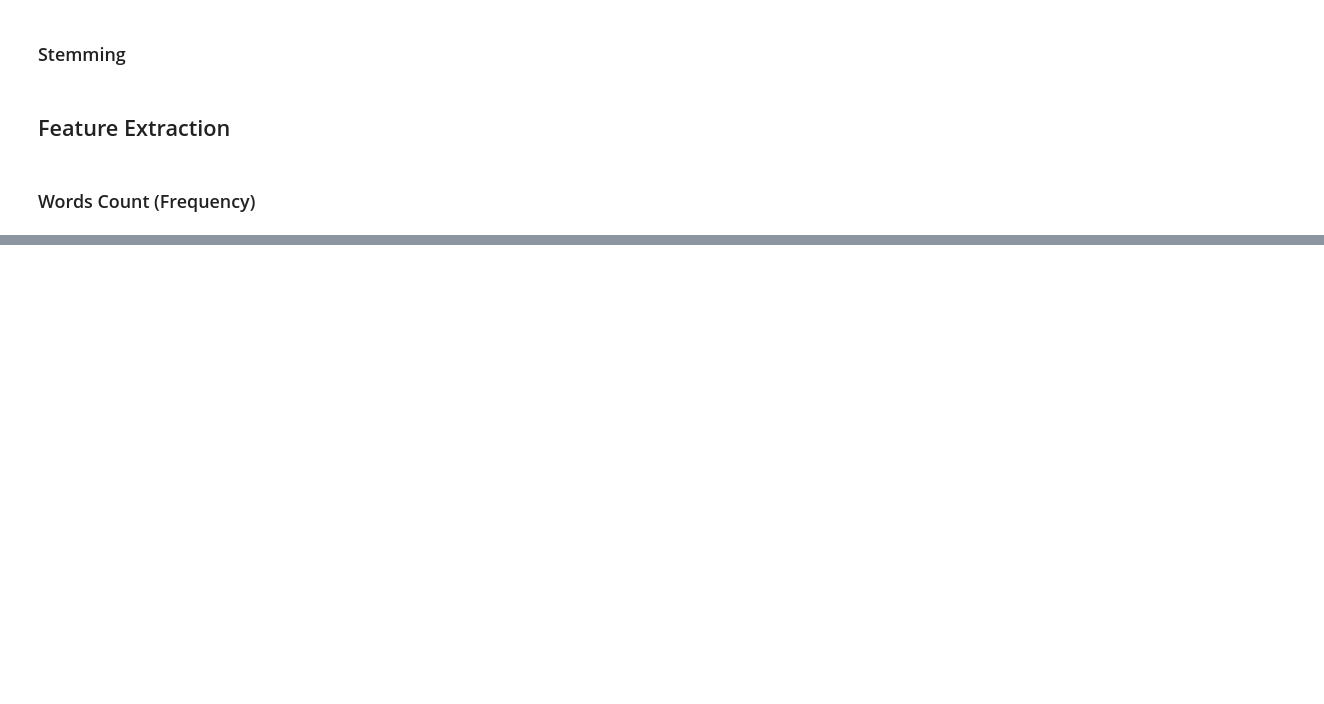
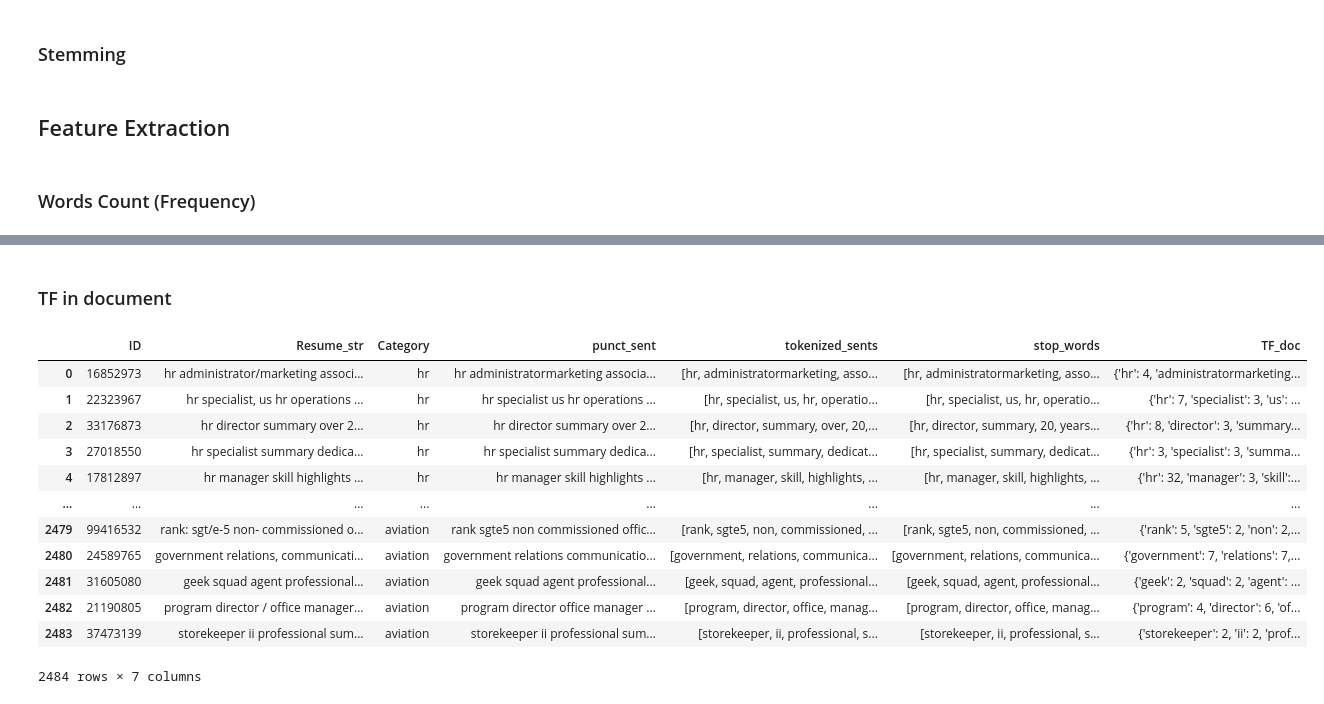
Before and after one commit to HebaAliNassif/AI_Powered_Interviewer_System, a Jupyter notebook: Resume/Low Level/Preprocessing.ipynb, the cells around one changed output, grey strips where cells are left out. Drawn from its saved outputs; the diff is of its cells as text; code cells hidden in the pictures; blank space fills up the shorter version.

```diff
--- a/Resume/Low Level/Preprocessing.ipynb
+++ b/Resume/Low Level/Preprocessing.ipynb
@@ -109,0 +186,3 @@ print(resume_freq)
+# %%
+tokenized_df = to_tokens(lowered_df)
+tokenized_df.head()
@@ -109,0 +198,8 @@ print(resume_freq)
+# %%
+def rem_stop_words(df):
+    stop_words = stopwords.words('english')
+    df['stop_words'] = df.apply(lambda row: [word for word in row['tokenized_sents'] if word not in stop_words], axis=1)
+    return df
+# %%
+stop_words_df = rem_stop_words(tokenized_df)
+stop_words_df.head()
@@ -109,0 +229,2 @@ print(resume_freq)
+# %% [markdown]
+### TF in document
@@ -109,0 +233,21 @@ print(resume_freq)
+# %%
+def TF_doc(df):
+    df['TF_doc'] = df.apply(lambda row: Counter(row['stop_words']), axis=1)
+    return df
+# %%
+TF_doc_df = TF_doc(stop_words_df)
+TF_doc_df
+# %% [output]
+|  | ID | Resume_str | Category | punct_sent | tokenized_sents | stop_words | TF_doc |
+| 0 | 16852973 | hr administrator/marketing associ... | hr | hr administratormarketing associa... | [hr, administratormarketing, asso... | [hr, administratormarketing, asso... | {'hr': 4, 'administratormarketing... |
+| 1 | 22323967 | hr specialist, us hr operations ... | hr | hr specialist us hr operations ... | [hr, specialist, us, hr, operatio... | [hr, specialist, us, hr, operatio... | {'hr': 7, 'specialist': 3, 'us': ... |
+| 2 | 33176873 | hr director summary over 2... | hr | hr director summary over 2... | [hr, director, summary, over, 20,... | [hr, director, summary, 20, years... | {'hr': 8, 'director': 3, 'summary... |
+| 3 | 27018550 | hr specialist summary dedica... | hr | hr specialist summary dedica... | [hr, specialist, summary, dedicat... | [hr, specialist, summary, dedicat... | {'hr': 3, 'specialist': 3, 'summa... |
+| 4 | 17812897 | hr manager skill highlights ... | hr | hr manager skill highlights ... | [hr, manager, skill, highlights, ... | [hr, manager, skill, highlights, ... | {'hr': 32, 'manager': 3, 'skill':... |
+| ... | ... | ... | ... | ... | ... | ... | ... |
+| 2479 | 99416532 | rank: sgt/e-5 non- commissioned o... | aviation | rank sgte5 non commissioned offic... | [rank, sgte5, non, commissioned, ... | [rank, sgte5, non, commissioned, ... | {'rank': 5, 'sgte5': 2, 'non': 2,... |
+| 2480 | 24589765 | government relations, communicati... | aviation | government relations communicatio... | [government, relations, communica... | [government, relations, communica... | {'government': 7, 'relations': 7,... |
+| 2481 | 31605080 | geek squad agent professional... | aviation | geek squad agent professional... | [geek, squad, agent, professional... | [geek, squad, agent, professional... | {'geek': 2, 'squad': 2, 'agent': ... |
+| 2482 | 21190805 | program director / office manager... | aviation | program director office manager ... | [program, director, office, manag... | [program, director, office, manag... | {'program': 4, 'director': 6, 'of... |
+| 2483 | 37473139 | storekeeper ii professional sum... | aviation | storekeeper ii professional sum... | [storekeeper, ii, professional, s... | [storekeeper, ii, professional, s... | {'storekeeper': 2, 'ii': 2, 'prof... |
+2484 rows × 7 columns
```
Also changed, not shown: parts of 28 cells of this notebook.
